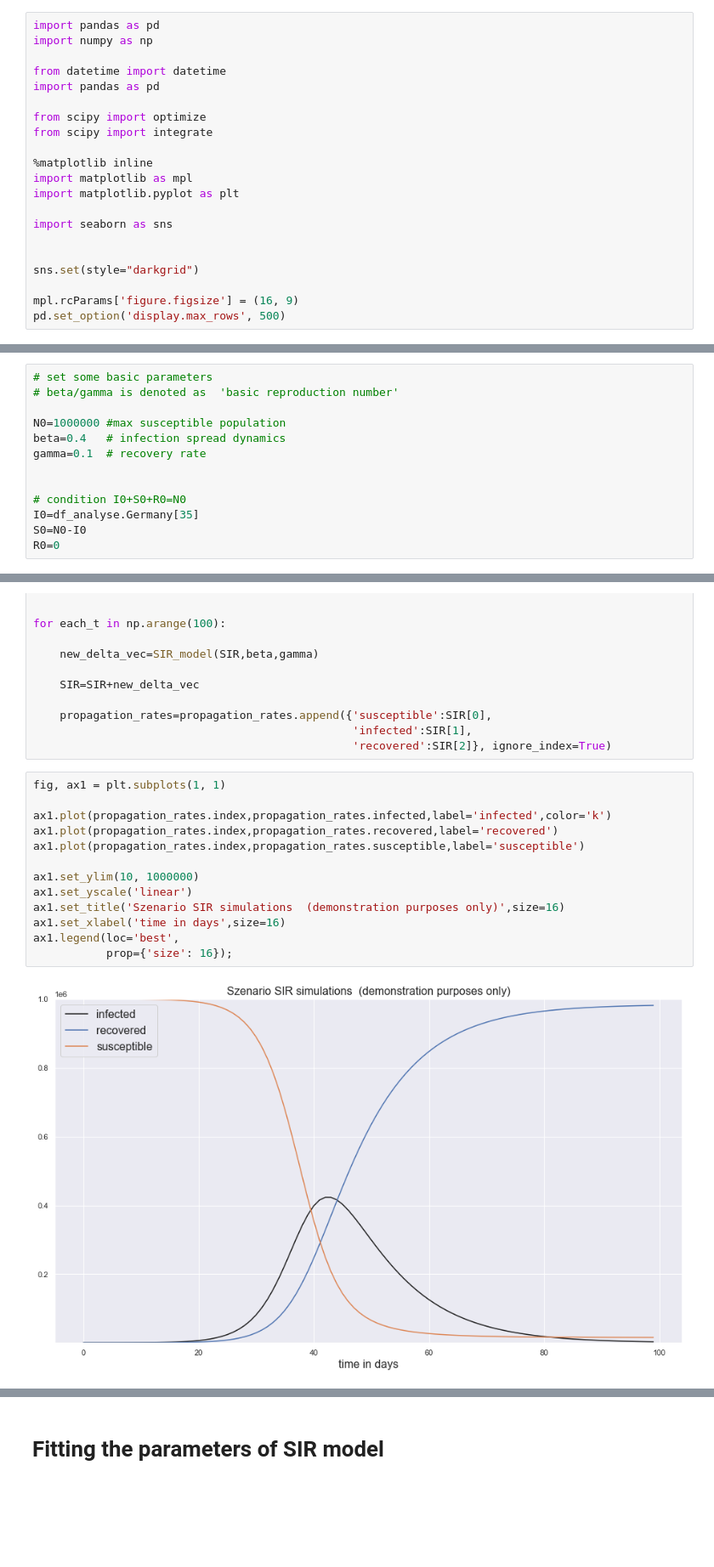
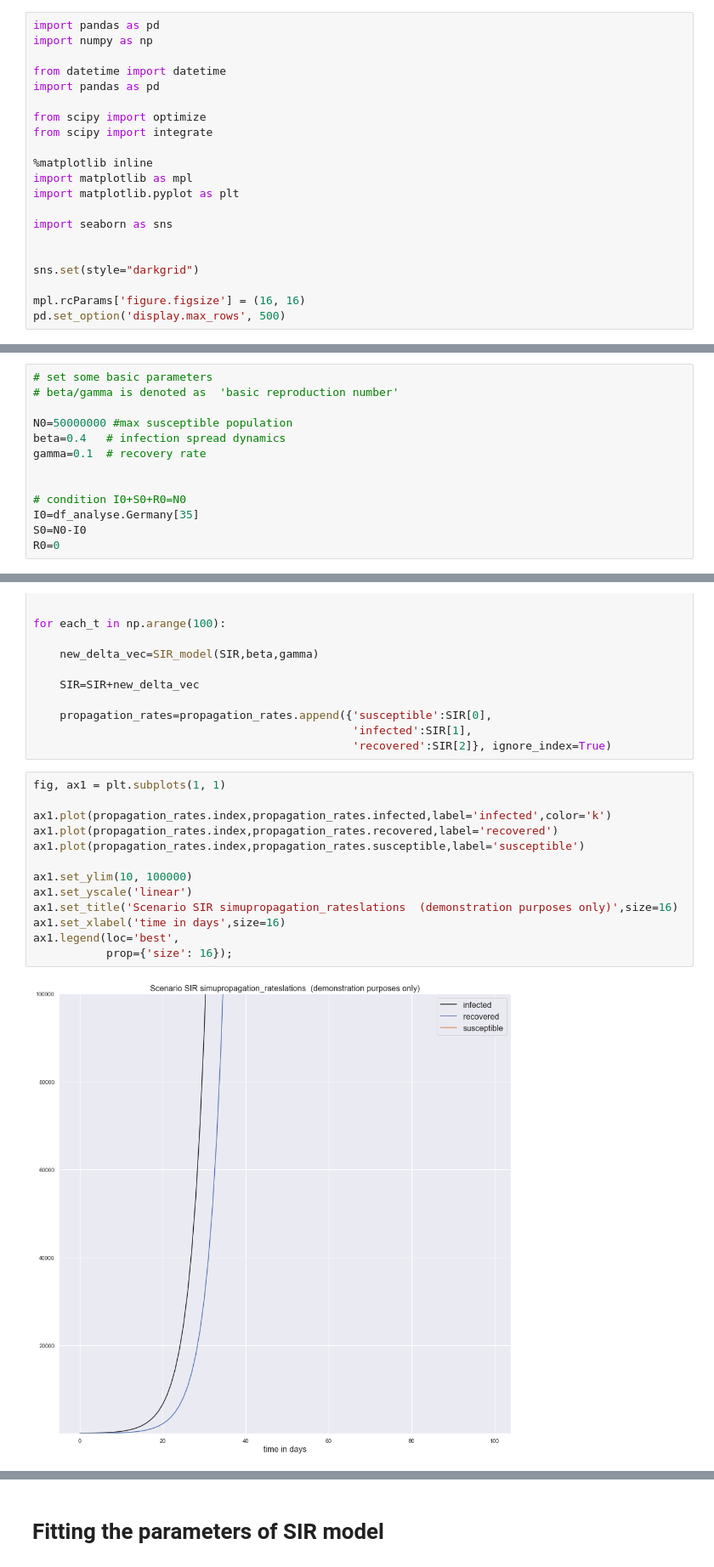
Before and after one commit to harshgrovr/Covid-Prediction-and-Simulation-using-Data-Sceince, a Jupyter notebook: notebooks/SIR_modeling_1.0.ipynb, the cells around one changed output, grey strips where cells are left out. Shown at 85% size. Saved outputs shown, nothing was run; the diff lists cells and outputs as text; blank space fills up the shorter version.

```diff
--- a/notebooks/SIR_modeling_1.0.ipynb
+++ b/notebooks/SIR_modeling_1.0.ipynb
@@ -17,6 +17,6 @@ import seaborn as sns
 
 sns.set(style="darkgrid")
 
-mpl.rcParams['figure.figsize'] = (16, 9)
+mpl.rcParams['figure.figsize'] = (16, 16)
 pd.set_option('display.max_rows', 500)
 # %%
@@ -70,7 +90,7 @@ df_analyse.sort_values('date',ascending=True).head()
 # set some basic parameters
 # beta/gamma is denoted as  'basic reproduction number'
 
-N0=1000000 #max susceptible population
+N0=50000000 #max susceptible population
 beta=0.4   # infection spread dynamics
 gamma=0.1  # recovery rate
 
@@ -121,15 +141,15 @@ for each_t in np.arange(100):
 # %%
 fig, ax1 = plt.subplots(1, 1)
 
 ax1.plot(propagation_rates.index,propagation_rates.infected,label='infected',color='k')
 ax1.plot(propagation_rates.index,propagation_rates.recovered,label='recovered')
 ax1.plot(propagation_rates.index,propagation_rates.susceptible,label='susceptible')
 
-ax1.set_ylim(10, 1000000)
+ax1.set_ylim(10, 100000)
 ax1.set_yscale('linear')
-ax1.set_title('Szenario SIR simulations  (demonstration purposes only)',size=16)
+ax1.set_title('Scenario SIR simupropagation_rateslations  (demonstration purposes only)',size=16)
 ax1.set_xlabel('time in days',size=16)
 ax1.legend(loc='best',
            prop={'size': 16});
 # %% [output]
-[figure, old version]
+[figure, new version]
```
Also changed, not shown: parts of 7 cells of this notebook, 12 other files.
